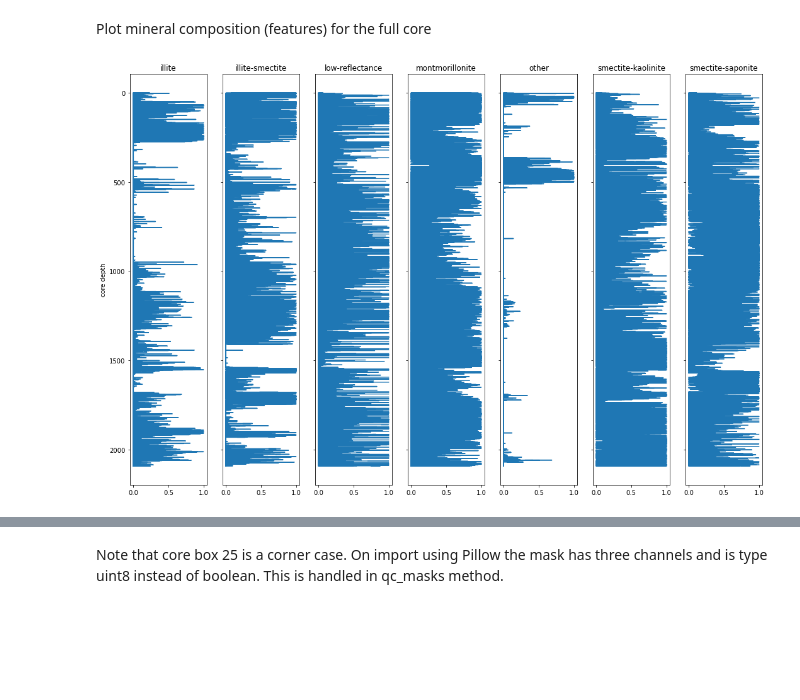
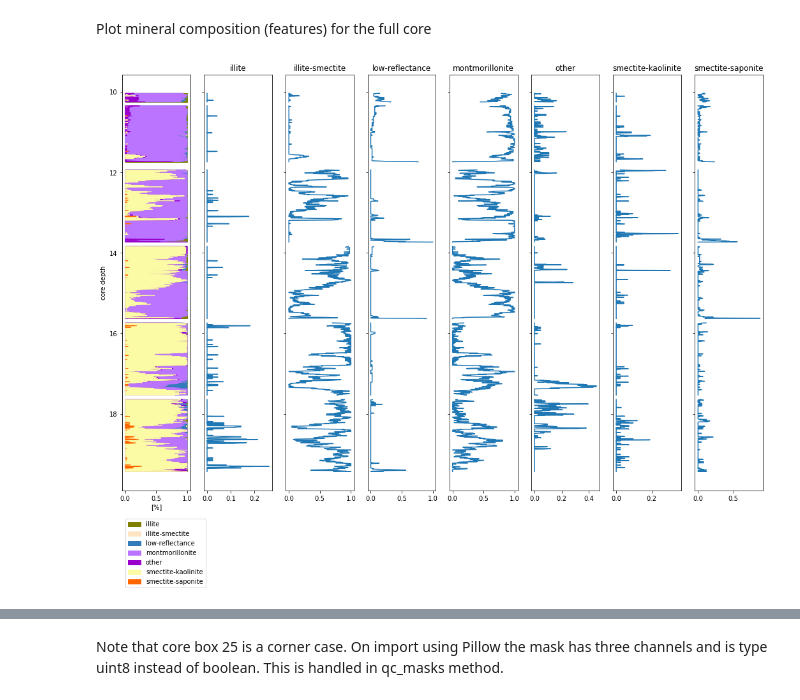
Before and after one commit to nchowes/digital-core, a Jupyter notebook: sandbox/nch/pHyperspecDatastore.ipynb, the cells around one changed output, grey strips where cells are left out. Saved outputs shown, nothing was run; the diff lists cells and outputs as text; code cells hidden in the pictures; blank space fills up the shorter version.

Commit message:
core box comp complete

```diff
--- a/sandbox/nch/pHyperspecDatastore.ipynb
+++ b/sandbox/nch/pHyperspecDatastore.ipynb
@@ -443,9 +443,6 @@ class HyperspecDatastore:
         """Get core depth start and end"""
         if box_id is None:
             df = self.core_df
-#            index      = df.shape[0]-1
-#            core_start = df.iloc[0, df.columns.get_loc("core_depth")]
-#            core_end   = df.iloc[index, df.columns.get_loc("core_depth")]
         else:
             df = self.core_df.loc[box_id,:]
         core_start = df.iloc[0, df.columns.get_loc("core_depth")]
@@ -461,7 +458,7 @@ class HyperspecDatastore:
         mineral_matrix = calc_cumulative_prc(mineral_matrix)
         return mineral_matrix
 
-    def plot_core_box_composition(self, ax=None box_id):
+    def plot_core_box_composition(self, box_id, ax=None):
         """TODO"""
         mineral_matrix = self.get_composition( box_id )
         mineral_stack, mcolors, mlegend = transpose_and_invert(
@@ -478,10 +475,7 @@ class HyperspecDatastore:
         if ax is None:
             fig, ax = plt.subplots(1,1, figsize=(4,12))
         box_fill( ax, core_depth, mineral_stack, mcolors)
-        ax.invert_yaxis()
-        ax.legend(mlegend,loc='center left', bbox_to_anchor=(1, 0.5))
         ax.set_xlabel("[%]")
-        ax.set_ylabel("pixel depth");
 
     def plot_core_box(self, box_id, ptype="minerals"):
         """Preview core box image array"""
@@ -492,14 +486,28 @@ class HyperspecDatastore:
         for item,image in zip(ax,images):
             item.imshow(image, interpolation="none")
 
-    def plot_core_box_features( self, box_id, minimap=False ):
+    def plot_core_box_features( self, box_id, minimap=False, comp=False ):
         """Plot mineral features"""
         n_element = len(self.features)
+
+        if minimap and comp:
+            fig, ax = plt.subplots(1,n_element+2, figsize=(18,12), sharey=True)
+            ax_vector = ax[2:]
+            index = 1
+        elif minimap or comp:
+            fig, ax = plt.subplots(1,n_element+1, figsize=(18,12), sharey=True)
+            ax_vector = ax[1:]
+            index = 0
+        else:
+            fig, ax = plt.subplots(1,n_element, figsize=(18,12), sharey=True)
+            ax_vector = ax
+
+        invert_axis = True
+        if minimap:
+            invert_axis = False
+
         if minimap==True:
-            fig, ax = plt.subplots(1,n_element+1, figsize=(18,12), sharey=True)
-            df         = self.core_df.loc[box_id,:]
-            core_start = df.iloc[0, df.columns.get_loc("core_depth")]
-            core_end   = df.iloc[df.shape[0]-1, df.columns.get_loc("core_depth")]
+            core_start, core_end = self.get_core_bound( box_id=box_id)
             n = len(box_id)
             columns = []
             for i in range( n ):
@@ -508,10 +516,11 @@ class HyperspecDatastore:
                 columns.append( self._core_box_column  )
                 core_column = compartment_to_column( columns )
             ax[0].imshow(core_column, interpolation="none", aspect=50, extent=[0,50,core_end,core_start])
-            self._plot_core_helper( ax[1:],box_id = box_id )
-        else:
-            fig, ax = plt.subplots(1,n_element, figsize=(18,12), sharey=True)
-            self._plot_core_helper( ax, box_id = box_id )
+        if comp==True:
+            self.plot_core_box_composition(box_id = box_id, ax=ax[index])
+            ax[index].legend(ds.features,loc='center left', bbox_to_anchor=(0, -0.15))
+        self._plot_core_helper( ax_vector, box_id = box_id )
+        if invert_axis:
             ax[0].invert_yaxis()
         ax[0].set_ylabel( "core depth" )
         return ax
@@ -636,6 +657,6 @@ ds.get_core_column()
 # %% [markdown]
 Plot mineral composition (features) for the full core
 # %%
-ax = ds.plot_core_features(minimap=False)
+ax = ds.plot_core_box_features( box_id=[2], minimap=False, comp=True )
 # %% [output]
-[figure, old version]
+[figure, new version]
```
Also changed, not shown: parts of 17 cells of this notebook, 1 other file.
